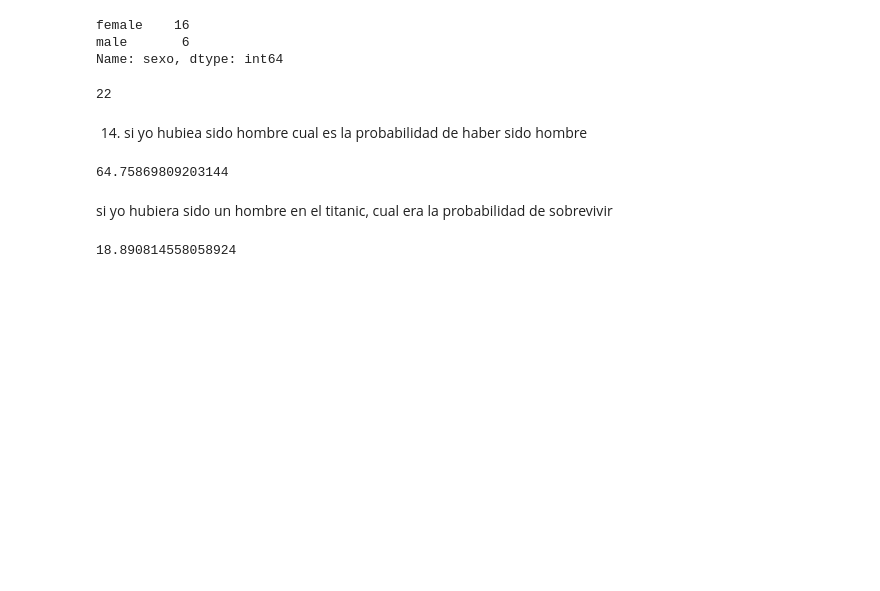
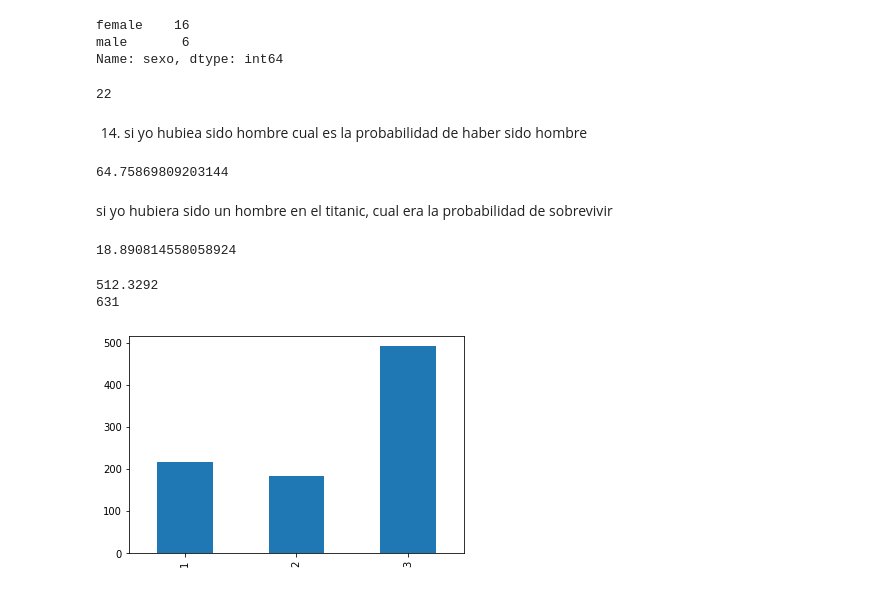
Before and after one commit to ricardoandresnietogomez/ensayo, a Jupyter notebook: Titanic.ipynb, the cells around one changed output. Drawn from its saved outputs; the diff is of its cells as text; code cells hidden in the pictures; blank space fills up the shorter version.

```diff
--- a/Titanic.ipynb
+++ b/Titanic.ipynb
@@ -289,3 +289,21 @@ hombres_sobreviven=(subdata["sobrevivo"]==1).sum()
 hombres_sobreviven/len(subdata)*100
 # %% [output]
 18.890814558058924
+# %%
+data
+data["sobrevivo"]# saca la matrix de todos los que estan en la columna sobrevivo
+data["sobrevivo"].count()# cuanta todos los datos de la columna sobrevivo
+(data["sobrevivo"]==1).sum()#suma los datos de los sobrevivientes
+(data["sobrevivo"]==0).sum()#cuanta los datos de los que murieron
+data["edad"].mean()#nos devuelve la mediana de la edad
+data.groupby("sexo").mean()#nos devuelve los sexos con diferentes caracteristicas
+data[["tarifa","sexo"]]#nos devuelve dos columnas
+data["clase"].value_counts().sort_index().plot.bar()#cuantas las clases sort es para ir de menor a mayor en la clase
+max_fare=data["tarifa"].max()#saca el mayor valor pagado por la tarifa
+print(max_fare)
+pasajero_mas_viejo=data["edad"].sort_values(ascending=False).index[0]#nos da la posicion del pasajero mas viejo
+print(pasajero_mas_viejo)
+# %% [output]
+512.3292
+631
+[figure, added]
```
